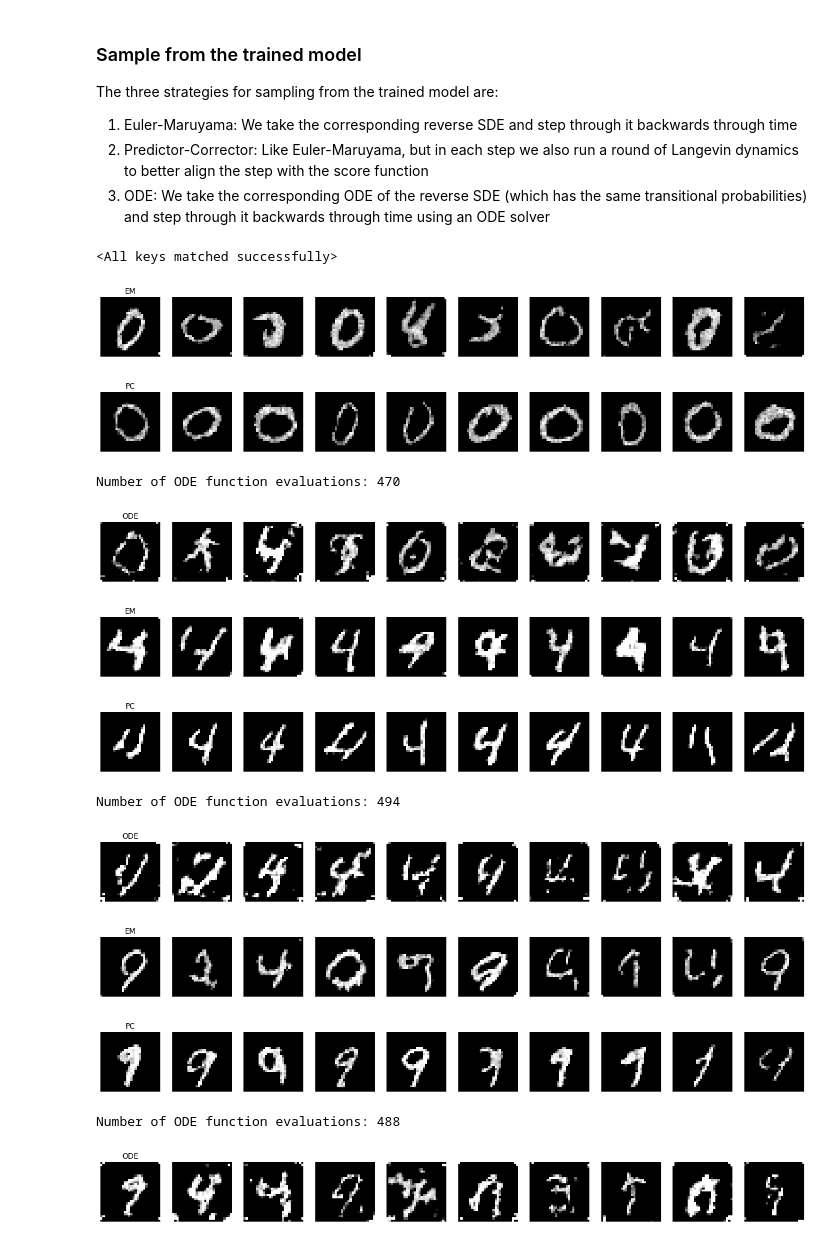
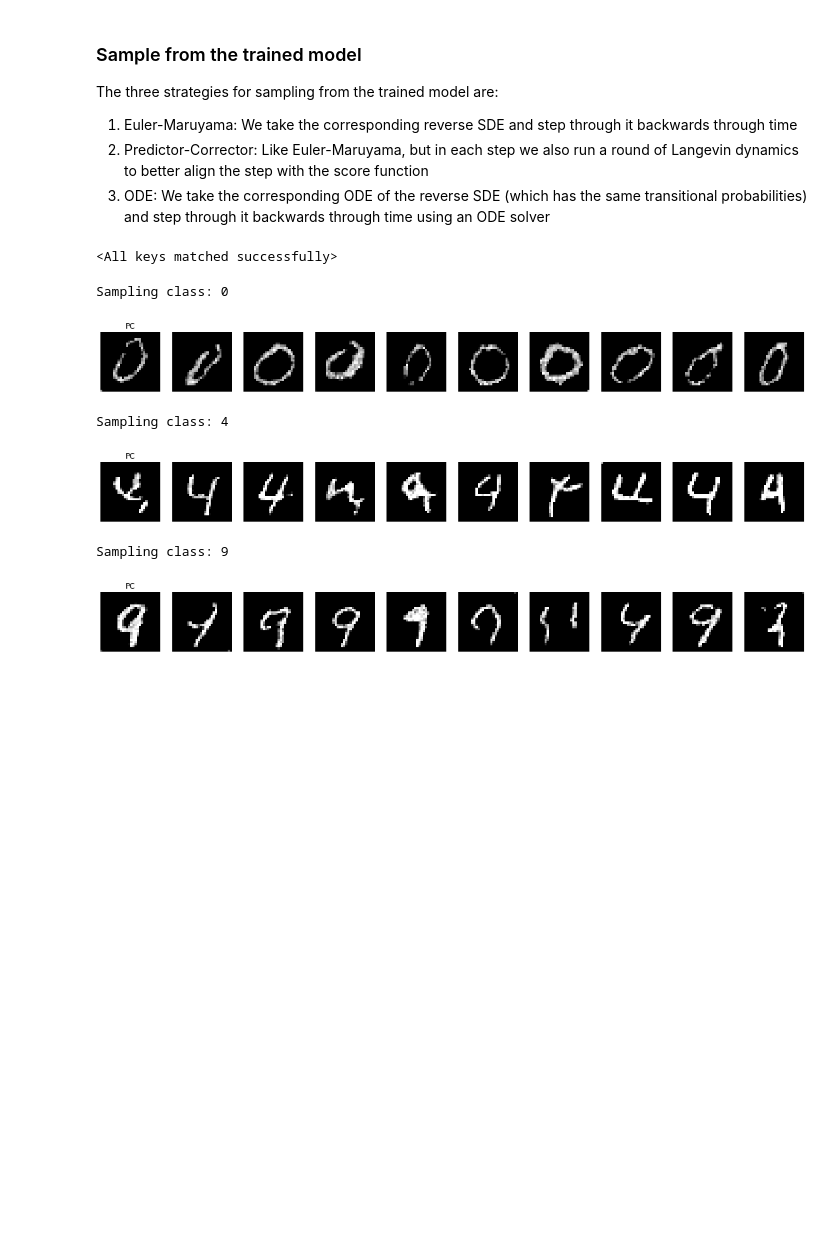
Before and after one commit to Genentech/branched-diffusion, a Jupyter notebook: continuous_branched_mnist.ipynb, the cells around one changed output. Saved outputs shown, nothing was run; the diff lists cells and outputs as text; code cells hidden in the pictures; blank space fills up the shorter version.

Commit message:
Exploring intermediate states and transmuting numbers

```diff
--- a/continuous_branched_mnist.ipynb
+++ b/continuous_branched_mnist.ipynb
@@ -662,8 +663,8 @@ The three strategies for sampling from the trained model are:
 3. ODE: We take the corresponding ODE of the reverse SDE (which has the same transitional probabilities) and step through it backwards through time using an ODE solver
 # %%
 def generate_samples(
-    model, sde, class_to_sample, sampler="em", num_samples=64, num_steps=500, epsilon=0.001,
-    t_limit=1
+    model, sde, class_to_sample, sampler="em", num_samples=64, num_steps=500, t_start=0.001,
+    t_limit=1, xt=None, verbose=True
 ):
     """
     Generates samples from a trained score model and SDE. This first
@@ -680,25 +681,33 @@ def generate_samples(
         `num_samples`: number of objects to return
         `num_steps`: number of steps to take for Euler-Maruyama and
             predictor-corrector algorithms
-        `epsilon`: last time step to stop at before hitting 0
+        `t_start`: last time step to stop at before hitting 0
         `t_limit`: the time step to start generating at
+        `xt`: if given, this is a `num_samples` x ... tensor to start
+            generating at (at time `t_limit`) instead of sampling from
+            the prior
+        `verbose`: whether or not to show progress and other messages
     Returns a tensor of size `num_samples` x ...
     """
-    # First, sample from the prior distribution at some late time t
     t = torch.tensor(np.tile(t_limit, num_samples)).to(DEVICE)
-    xt = sde.sample_prior(num_samples, t)
+    if xt is not None:
+        assert xt.shape[0] == num_samples
+    else:
+        # Sample from the prior distribution at some late time t
+        xt = sde.sample_prior(num_samples, t)
 
     # Disable gradient computation in model
     torch.set_grad_enabled(False)
 
     if sampler == "em":
         # Euler-Maruyama
-        time_steps = torch.linspace(t_limit, epsilon, num_steps).to(DEVICE)  # Descending order
+        time_steps = torch.linspace(t_limit, t_start, num_steps).to(DEVICE)  # Descending order
         step_size = time_steps[0] - time_steps[1]
 
         # Step backward through time starting at xt, simulating the reverse SDE
         x = xt
-        for time_step in tqdm.notebook.tqdm(time_steps):
+        t_iter = tqdm.notebook.tqdm(time_steps) if verbose else time_steps
+        for time_step in t_iter:
             branch_index = class_and_time_to_branch_index(class_to_sample, time_step, branch_defs)
             t = torch.ones(num_samples).to(DEVICE) * time_step
             f = sde.drift_coef_func(x, t)
@@ -714,12 +723,13 @@ def generate_samples(
 
     elif sampler == "pc":
         # Predictor-Corrector
-        time_steps = torch.linspace(t_limit, epsilon, num_steps).to(DEVICE)  # Descending order
+        time_steps = torch.linspace(t_limit, t_start, num_steps).to(DEVICE)  # Descending order
         step_size = time_steps[0] - time_steps[1]
 
         # Step backward through time starting at xt
         x = xt
-        for time_step in tqdm.notebook.tqdm(time_steps):
+        t_iter = tqdm.notebook.tqdm(time_steps) if verbose else time_steps
+        for time_step in t_iter:
             branch_index = class_and_time_to_branch_index(class_to_sample, time_step, branch_defs)
             t = torch.ones(num_samples).to(DEVICE) * time_step
 
@@ -765,12 +775,13 @@ def generate_samples(
 
         # Run the ODE solver
         result = scipy.integrate.solve_ivp(
-            ode_func, (t_limit, epsilon),
+            ode_func, (t_limit, t_start),
             xt.reshape(-1).cpu().numpy(),
             rtol=0.00001, atol=0.00001,
             method="RK45"
         )
-        print("Number of ODE function evaluations: %d" % result.nfev)
+        if verbose:
+            print("Number of ODE function evaluations: %d" % result.nfev)
         return torch.tensor(result.y[:, -1]).to(DEVICE).reshape(x_shape)
 # %%
 weights = torch.load("ckpt.pth")
@@ -780,19 +791,13 @@ model.load_state_dict(weights)
 # %%
 for class_to_sample in classes:
     print("Sampling class: %s" % class_to_sample)
-    for sampler in ("em", "pc", "ode"):
+    for sampler in ("pc",):
         samples = generate_samples(model, sde, class_to_sample, sampler=sampler, t_limit=t_limit)
         plot_digits(torch.clamp(samples, 0, 1).cpu(), title=sampler.upper())
 # %% [output]
+Sampling class: 0
-[figure, old version]
+[figure, new version]
+Sampling class: 4
-[figure, old version]
+[figure, new version]
-Number of ODE function evaluations: 470
+Sampling class: 9
-[figure, old version]
+[figure, new version]
-[figure, removed]
-[figure, removed]
-Number of ODE function evaluations: 494
-[figure, removed]
-[figure, removed]
-[figure, removed]
-Number of ODE function evaluations: 488
-[figure, removed]
```
Also changed, not shown: parts of 11 cells of this notebook, 1 other file.
